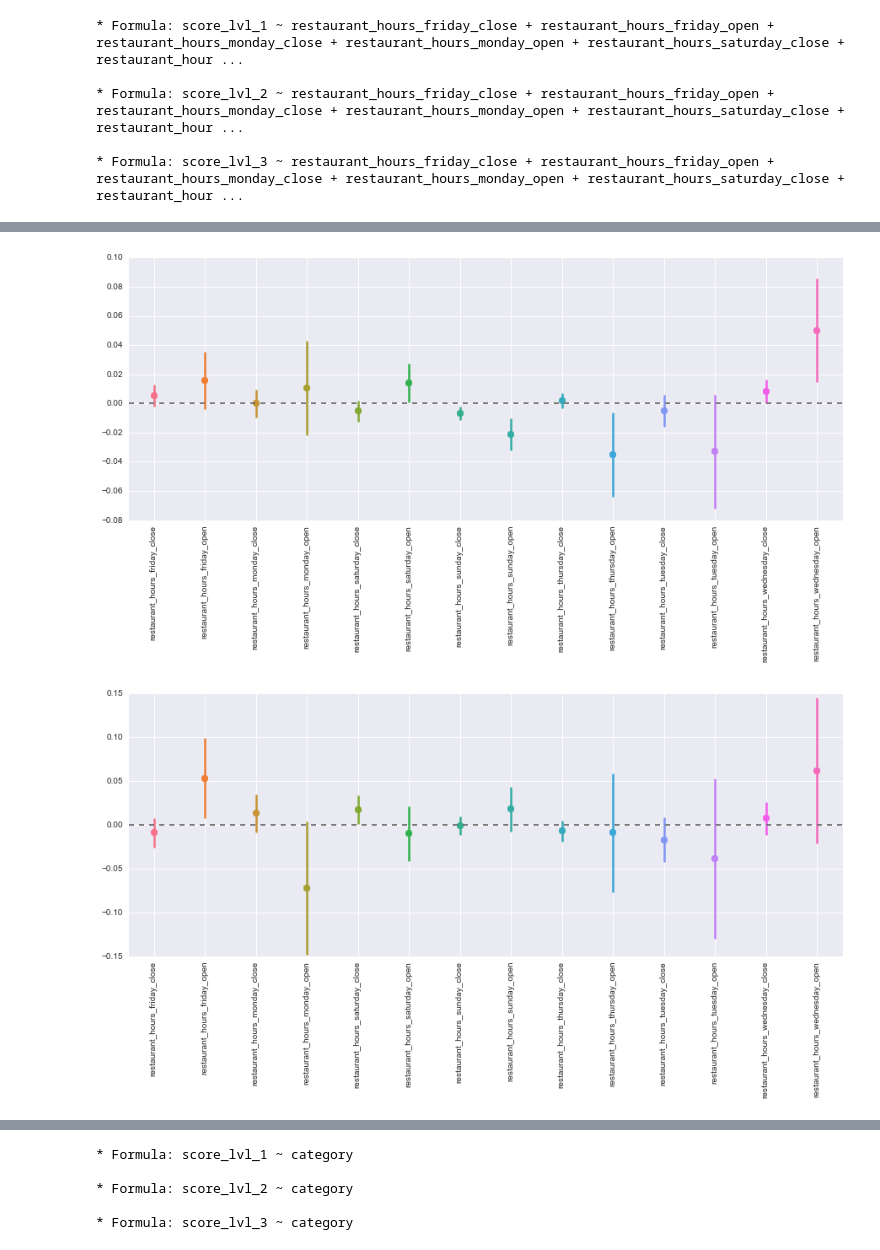
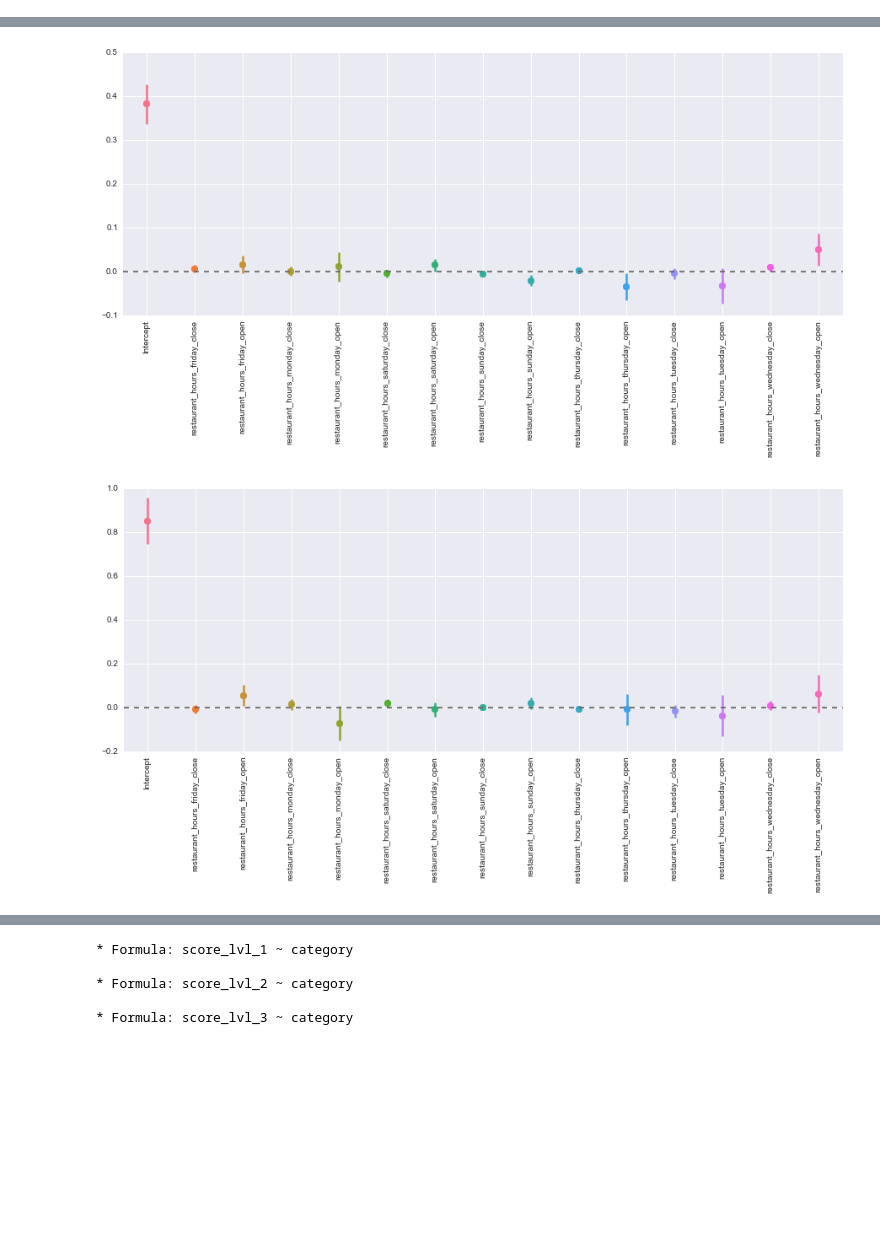
Before and after one commit to potatochip/kojak, a Jupyter notebook: flat_model_exploration.ipynb, the cells around one changed output, grey strips where cells are left out. Drawn from its saved outputs; the diff is of its cells as text; code cells hidden in the pictures; blank space fills up the shorter version.

```diff
--- a/flat_model_exploration.ipynb
+++ b/flat_model_exploration.ipynb
@@ -89,7 +89,7 @@ for score in scores:
     print("\n* Formula: {}".format(formula))
 
     # seaborn can't handle categorical data type so have to convert_objects first
-    g = sns.coefplot(formula, data.convert_objects(), intercept=False)
+    g = sns.coefplot(formula, data.convert_objects(), intercept=True)
     plt.xticks(rotation=90)
     plt.tight_layout()
 #     plt.savefig('visuals/categorical_opening_closing_hours_coefficients_' + score)
@@ -98,8 +98,3 @@ for score in scores:
 
 sns.mpl.rc("figure", figsize=(14,10))
 # %% [output]
-* Formula: score_lvl_1 ~ restaurant_hours_friday_close + restaurant_hours_friday_open + restaurant_hours_monday_close + restaurant_hours_monday_open + restaurant_hours_saturday_close + restaurant_hour ...
-
-* Formula: score_lvl_2 ~ restaurant_hours_friday_close + restaurant_hours_friday_open + restaurant_hours_monday_close + restaurant_hours_monday_open + restaurant_hours_saturday_close + restaurant_hour ...
-
-* Formula: score_lvl_3 ~ restaurant_hours_friday_close + restaurant_hours_friday_open + restaurant_hours_monday_close + restaurant_hours_monday_open + restaurant_hours_saturday_close + restaurant_hour ...
@@ -107,3 +102,3 @@ sns.mpl.rc("figure", figsize=(14,10))
-[figure, old version]
+[figure, new version]
-[figure, old version]
+[figure, new version]
 # %%
```
Also changed, not shown: parts of 3 cells of this notebook, 20 other files.
